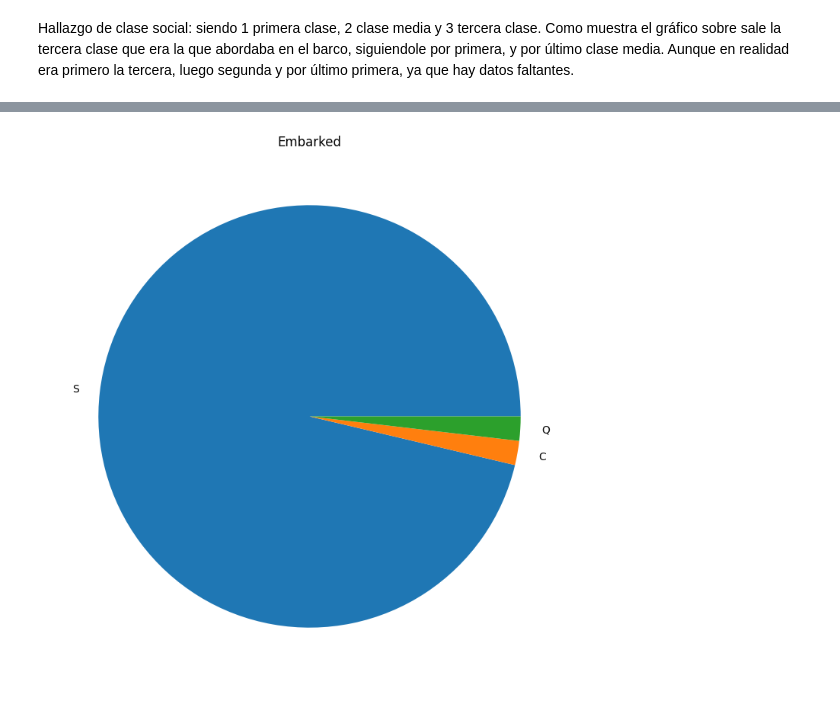
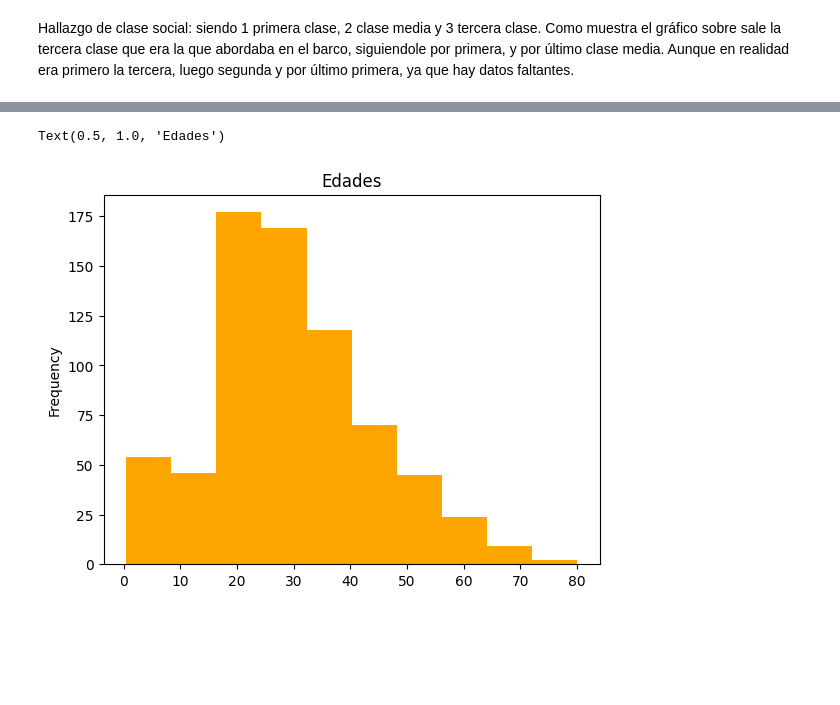
Before and after one commit to Priscr23/data-analytics-course, a Jupyter notebook: notebooks/Visualización_titanic.ipynb, the cells around one changed output, grey strips where cells are left out. Drawn from its saved outputs; the diff is of its cells as text; code cells hidden in the pictures; blank space fills up the shorter version.

```diff
--- a/notebooks/Visualización_titanic.ipynb
+++ b/notebooks/Visualización_titanic.ipynb
@@ -77,6 +60,0 @@ plt.show()
-# %%
-df["#_siblings"] = df["#_siblings"].astype(str)# Convertir la columna "Passenger_#" a tipo string
-df = df[df["#_siblings"].str.isdigit()]# Eliminar filas donde el valor de "Passenger_#" no es un número
-df["#_siblings"] = df["#_siblings"].astype(int)# Convertir la columna "Passenger_#" a tipo entero
-df["#_siblings"].plot(kind="hist")
-plt.show()
@@ -85,6 +60,0 @@ plt.show()
-# %%
-df["Parch"] = df["Parch"].astype(str)# Convertir la columna "Passenger_#" a tipo string
-df = df[df["Parch"].str.isdigit()]# Eliminar filas donde el valor de "Passenger_#" no es un número
-df["Parch"] = df["Parch"].astype(int)# Convertir la columna "Passenger_#" a tipo entero
-df["Parch"].plot(kind="hist")
-plt.show()
@@ -93,6 +60,0 @@ plt.show()
-# %%
-df["Ticket"] = df["Ticket"].astype(str)# Convertir la columna "Passenger_#" a tipo string
-df = df[df["Ticket"].str.isdigit()]# Eliminar filas donde el valor de "Passenger_#" no es un número
-df["Ticket"] = df["Ticket"].astype(int)# Convertir la columna "Passenger_#" a tipo entero
-df["Ticket"].plot(kind="hist")
-plt.show()
@@ -101,6 +60,0 @@ plt.show()
-# %%
-df["Fare"] = df["Fare"].astype(str)
-df = df[df["Fare"].str.isdigit()]
-df["Fare"] = df["Fare"].astype(float)
-df["Fare"].plot(kind="hist")
-plt.show()
@@ -133,8 +61,6 @@ plt.show()
-# %%
-name_counts = df['Embarked'].value_counts()
-name_counts.plot(kind='pie', figsize=(9, 9))
-plt.title('Embarked')
-plt.ylabel('')
-plt.show()
-# %% [output]
-[figure, removed]
+# %%
+df['Age'].plot(kind='hist', color='orange')
+plt.title('Edades')
+# %% [output]
+Text(0.5, 1.0, 'Edades')
+[figure, added]
```
Also changed, not shown: parts of 37 cells of this notebook, 1 other file.
